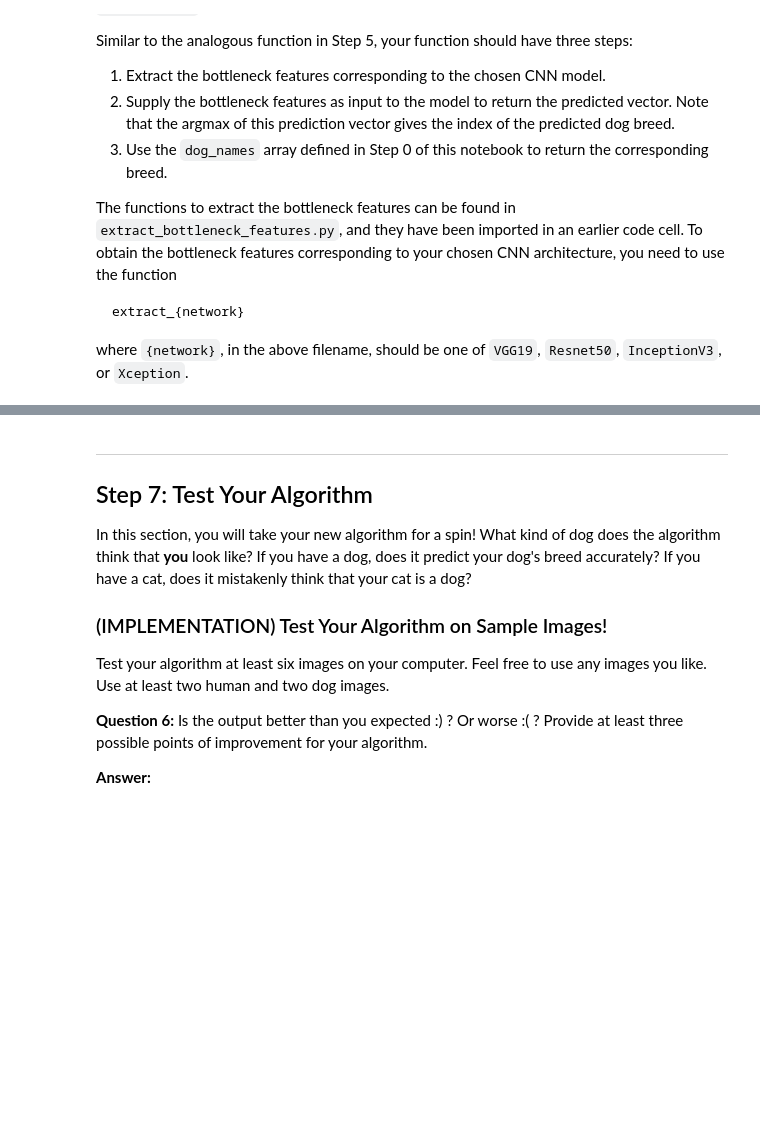
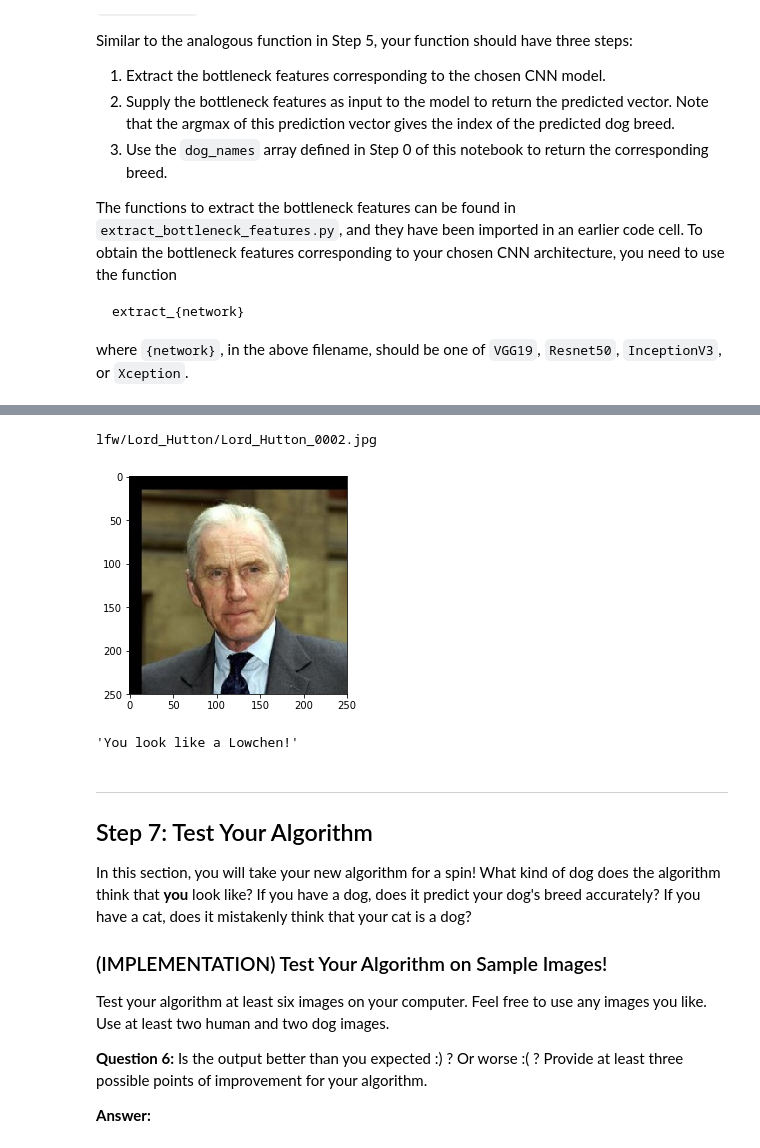
Before and after one commit to Robert-Alonso/dog-project, a Jupyter notebook: dog_app.ipynb, the cells around one changed output, grey strips where cells are left out. Saved outputs shown, nothing was run; the diff lists cells and outputs as text; code cells hidden in the pictures; blank space fills up the shorter version.

```diff
--- a/dog_app.ipynb
+++ b/dog_app.ipynb
@@ -618,3 +864,23 @@ Some sample output for our algorithm is provided below, but feel free to design
+# %%
+### DONE: Write your algorithm.
+### Feel free to use as many code cells as needed.
+def detect_image(img_path, model_name='Xception'):
+    if dog_detector(img_path):
+        return f"It's a {predict_image(model_name, img_path)}!"
+    elif face_detector(img_path):
+        return f"You look like a {predict_image(model_name, img_path)}!"
+    else:
+        return "Error: the image could not be recognized"
+# %%
+import random
+file = random.choice(human_files) # or human_files
+print(file)
+display_image(file)
+detect_image(file, 'Xception')
+# %% [output]
+lfw/Lord_Hutton/Lord_Hutton_0002.jpg
+[figure, added]
+'You look like a Lowchen!'
 # %% [markdown]
 ---
 <a id='step7'></a>
```
Also changed, not shown: parts of 33 cells of this notebook, 1 other file.
